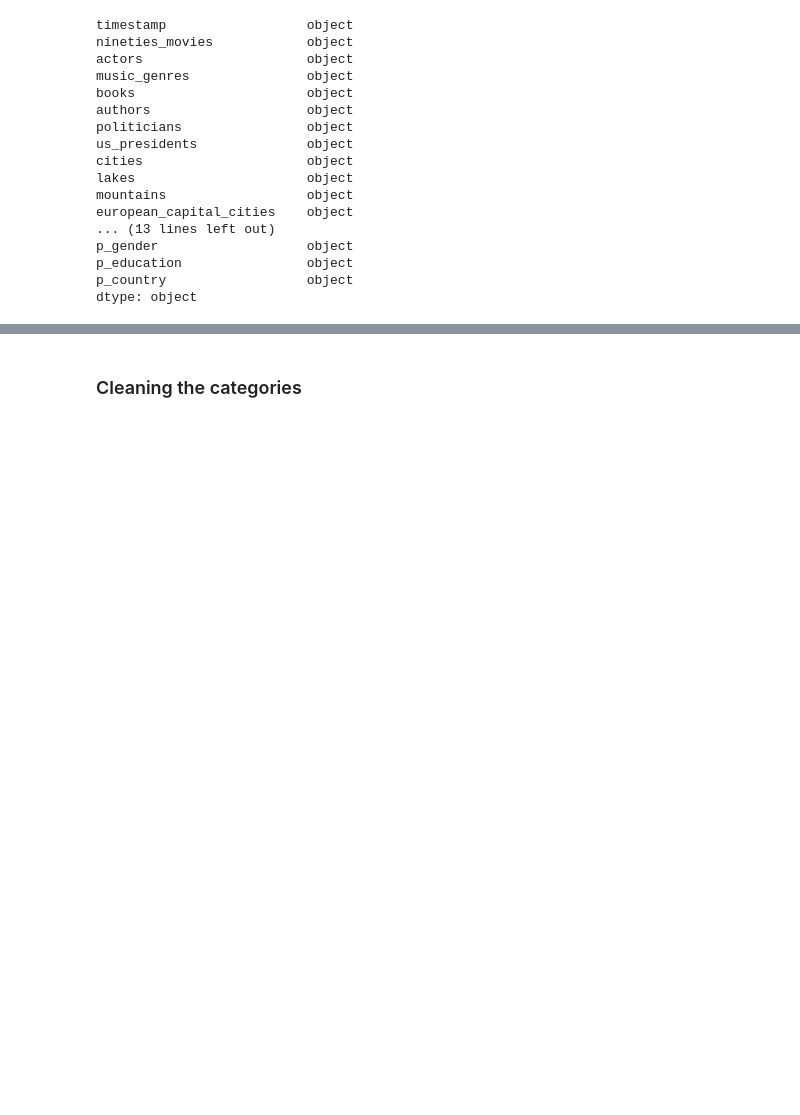
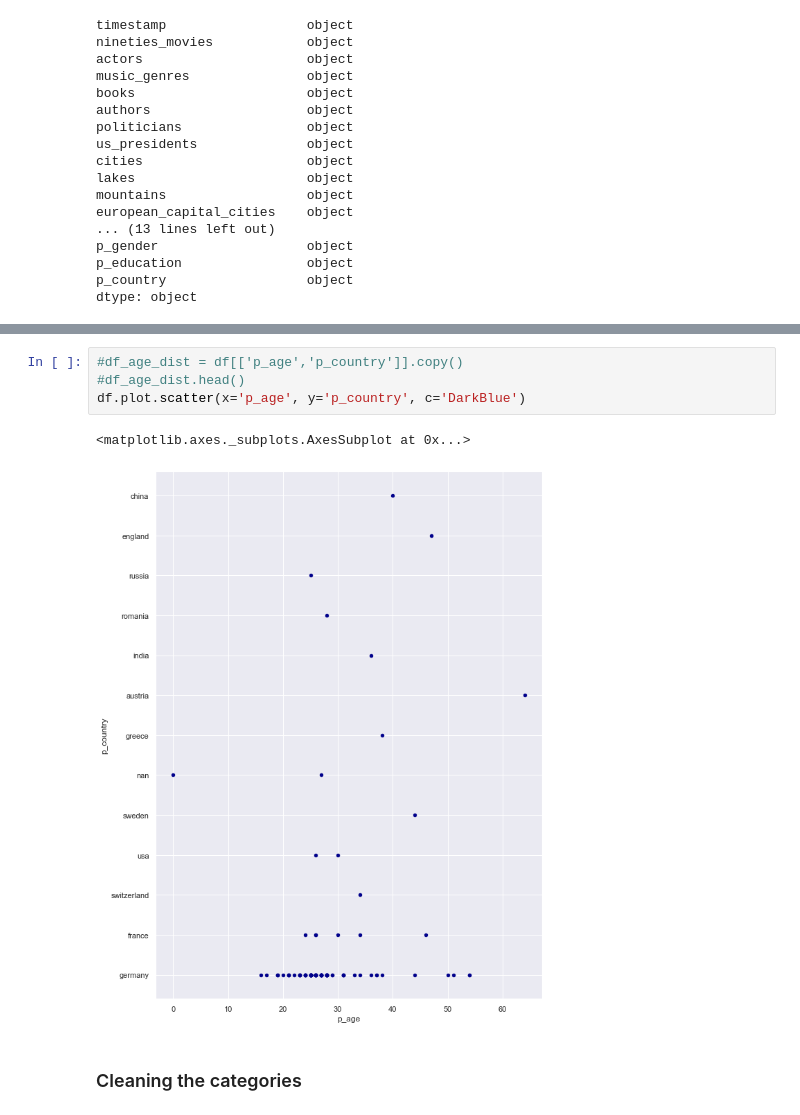
Before and after one commit to kevseitz/MAT, a Jupyter notebook: notebooks/Questionnaire_preprocessing.ipynb, the cells around one changed output, grey strips where cells are left out. Saved outputs shown, nothing was run; the diff lists cells and outputs as text; blank space fills up the shorter version.

```diff
--- a/notebooks/Questionnaire_preprocessing.ipynb
+++ b/notebooks/Questionnaire_preprocessing.ipynb
@@ -131,3 +134,10 @@ plt.xticks(rotation=90);
+# %%
+#df_age_dist = df[['p_age','p_country']].copy()
+#df_age_dist.head()
+df.plot.scatter(x='p_age', y='p_country', c='DarkBlue')
+# %% [output]
+<matplotlib.axes._subplots.AxesSubplot at 0x...>
+[figure, added]
 # %% [markdown]
 ### Cleaning the categories
 # %%
```
Also changed, not shown: parts of 10 cells of this notebook, 2 other files.
